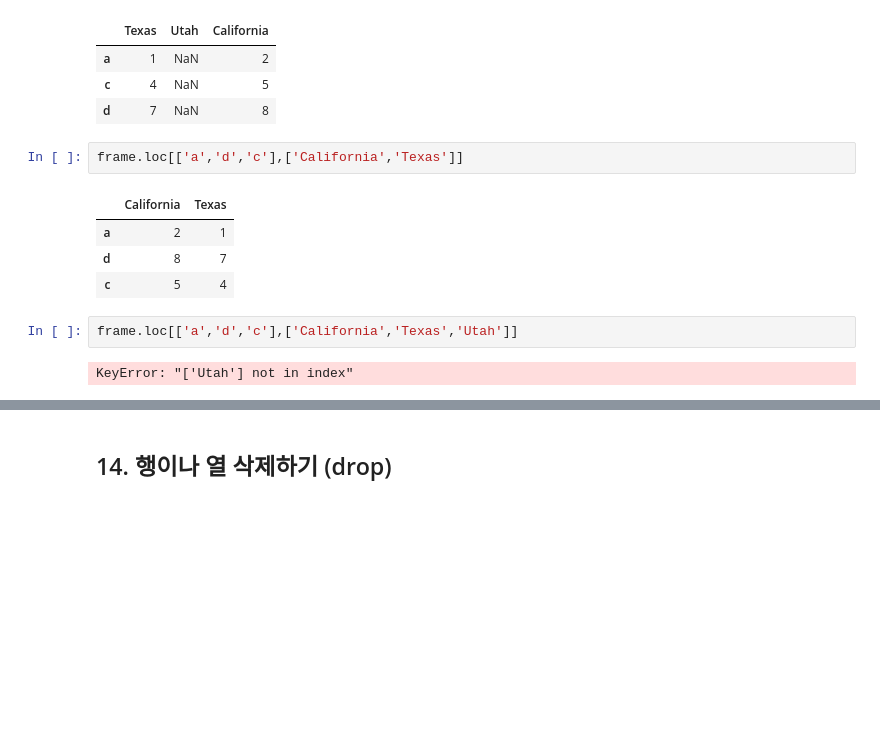
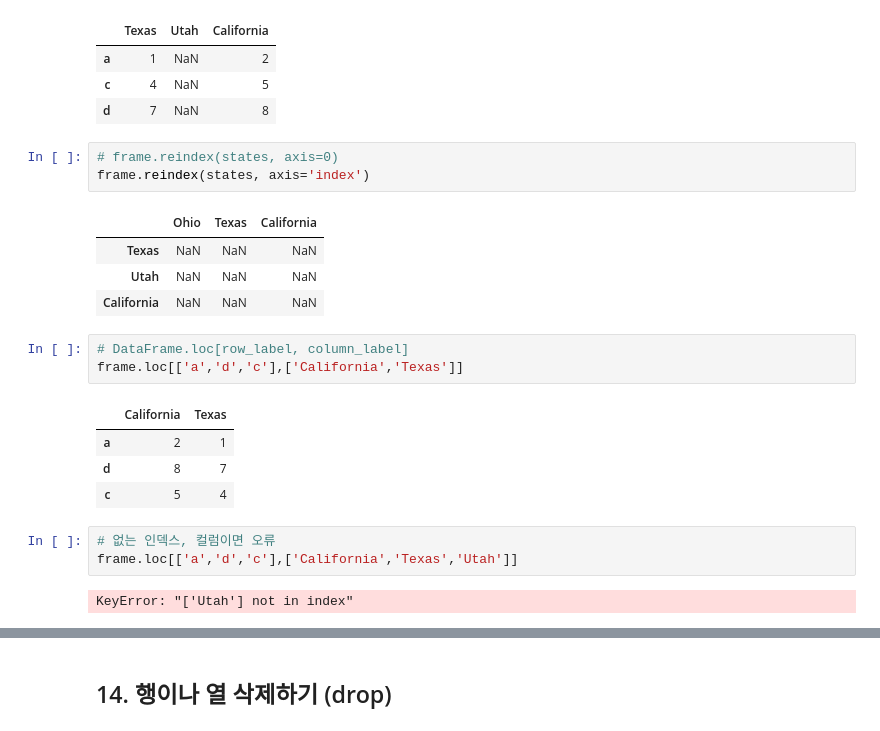
Before and after one commit to seoyun-dev/TIL, a Jupyter notebook: BDA/0921_pandas.ipynb, the cells around one changed output, grey strips where cells are left out. Drawn from its saved outputs; the diff is of its cells as text; blank space fills up the shorter version.

```diff
--- a/BDA/0921_pandas.ipynb
+++ b/BDA/0921_pandas.ipynb
@@ -840,7 +897,16 @@ frame.reindex(states, axis=1)
 | a | 1 | NaN | 2 |
 | c | 4 | NaN | 5 |
 | d | 7 | NaN | 8 |
+# %%
+# frame.reindex(states, axis=0)
+frame.reindex(states, axis='index')
+# %% [output]
+|  | Ohio | Texas | California |
+| Texas | NaN | NaN | NaN |
+| Utah | NaN | NaN | NaN |
+| California | NaN | NaN | NaN |
 # %%
+# DataFrame.loc[row_label, column_label]
 frame.loc[['a','d','c'],['California','Texas']]
 # %% [output]
 |  | California | Texas |
@@ -848,6 +914,7 @@ frame.loc[['a','d','c'],['California','Texas']]
 | d | 8 | 7 |
 | c | 5 | 4 |
 # %%
+# 없는 인덱스, 컬럼이면 오류
 frame.loc[['a','d','c'],['California','Texas','Utah']]
 # %% [output]
 KeyError: "['Utah'] not in index"
```
Also changed, not shown: parts of 14 cells of this notebook.
